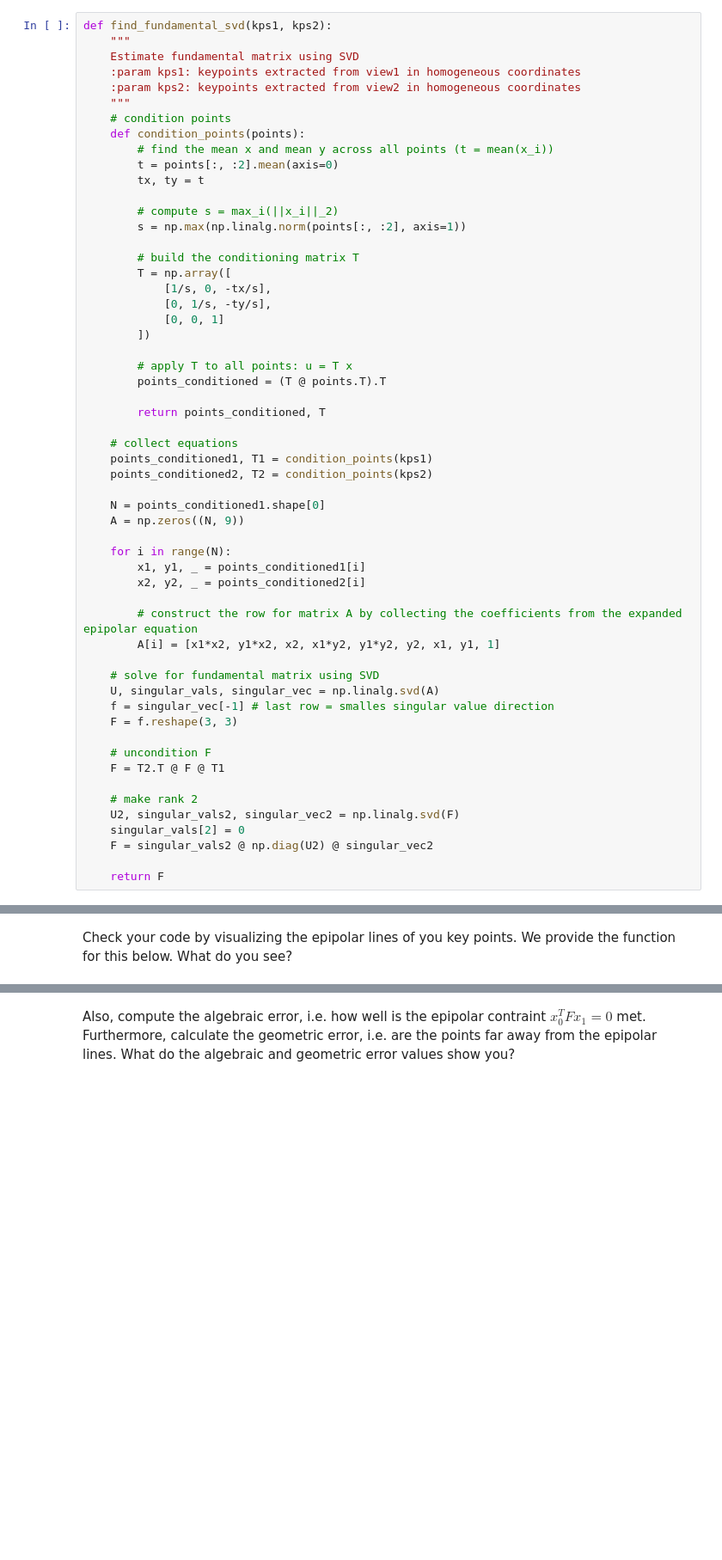
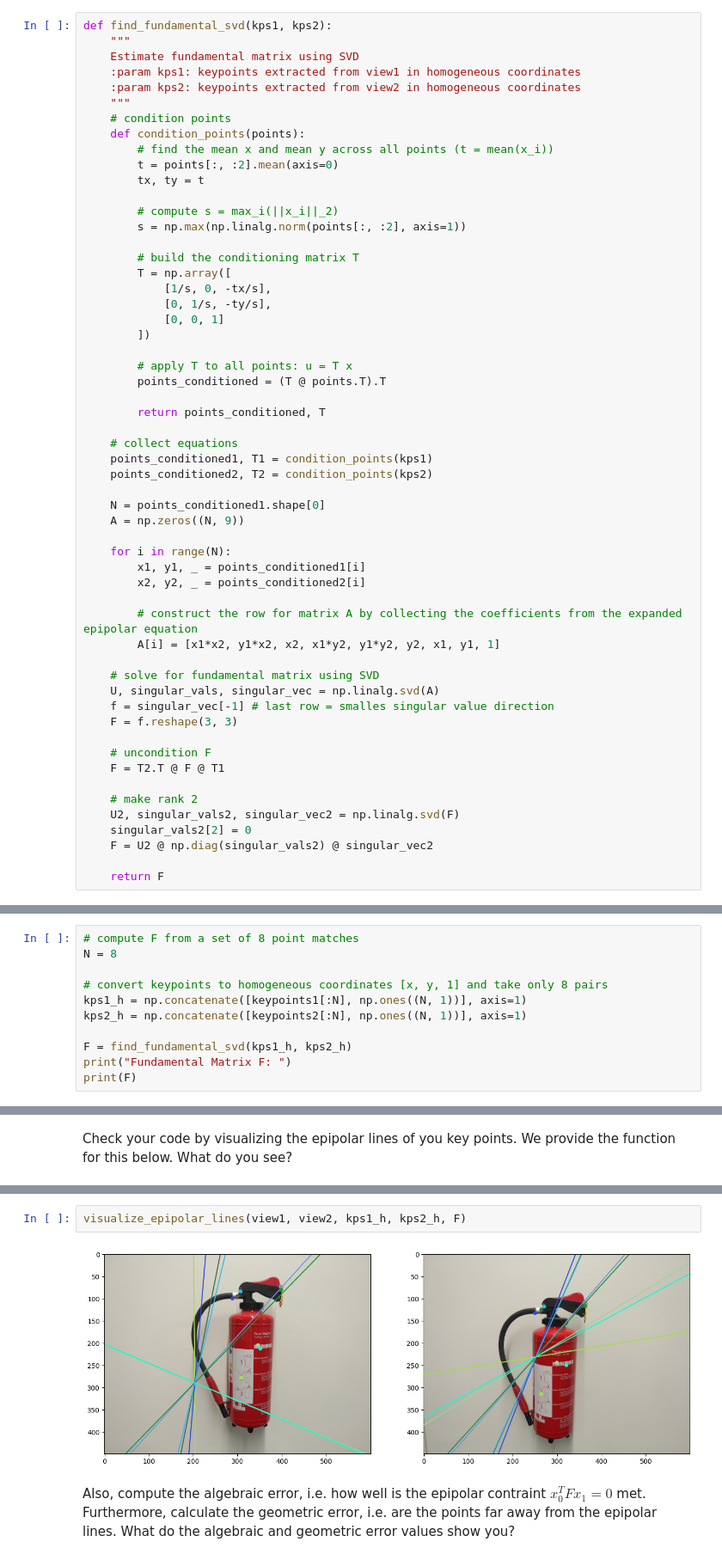
Before and after one commit to binyamolango/3dcv-students, a Jupyter notebook: 5.0-tl-fundamental-matrix.ipynb, the cells around one changed output, grey strips where cells are left out. Shown at 86% size. Drawn from its saved outputs; the diff is of its cells as text; blank space fills up the shorter version.

```diff
--- a/5.0-tl-fundamental-matrix.ipynb
+++ b/5.0-tl-fundamental-matrix.ipynb
@@ -108,7 +108,7 @@ def find_fundamental_svd(kps1, kps2):
 
     # make rank 2
     U2, singular_vals2, singular_vec2 = np.linalg.svd(F)
-    singular_vals[2] = 0
-    F = singular_vals2 @ np.diag(U2) @ singular_vec2
+    singular_vals2[2] = 0
+    F = U2 @ np.diag(singular_vals2) @ singular_vec2
 
     return F
@@ -116,0 +115,11 @@ def find_fundamental_svd(kps1, kps2):
+# %%
+# compute F from a set of 8 point matches
+N = 8
+
+# convert keypoints to homogeneous coordinates [x, y, 1] and take only 8 pairs
+kps1_h = np.concatenate([keypoints1[:N], np.ones((N, 1))], axis=1)
+kps2_h = np.concatenate([keypoints2[:N], np.ones((N, 1))], axis=1)
+
+F = find_fundamental_svd(kps1_h, kps2_h)
+print("Fundamental Matrix F: ")
+print(F)
@@ -158,6 +172,10 @@ def visualize_epipolar_lines(img1, img2, keypoints1, keypoints2, F):
     axes[1].set_ylim((res[0],0))
 
     plt.show()
+# %%
+visualize_epipolar_lines(view1, view2, kps1_h, kps2_h, F)
+# %% [output]
+[figure, added]
 # %% [markdown]
 Also, compute the algebraic error, i.e. how well is the epipolar contraint $x_0^TFx_1=0$ met.
 Furthermore, calculate the geometric error, i.e. are the points far away from the epipolar lines.
```
Also changed, not shown: parts of 4 cells of this notebook.
